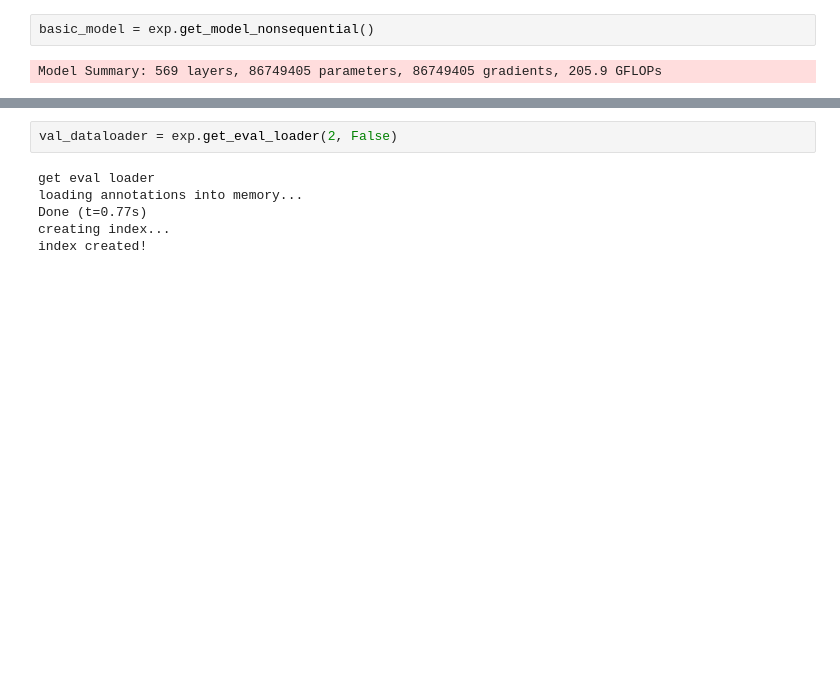
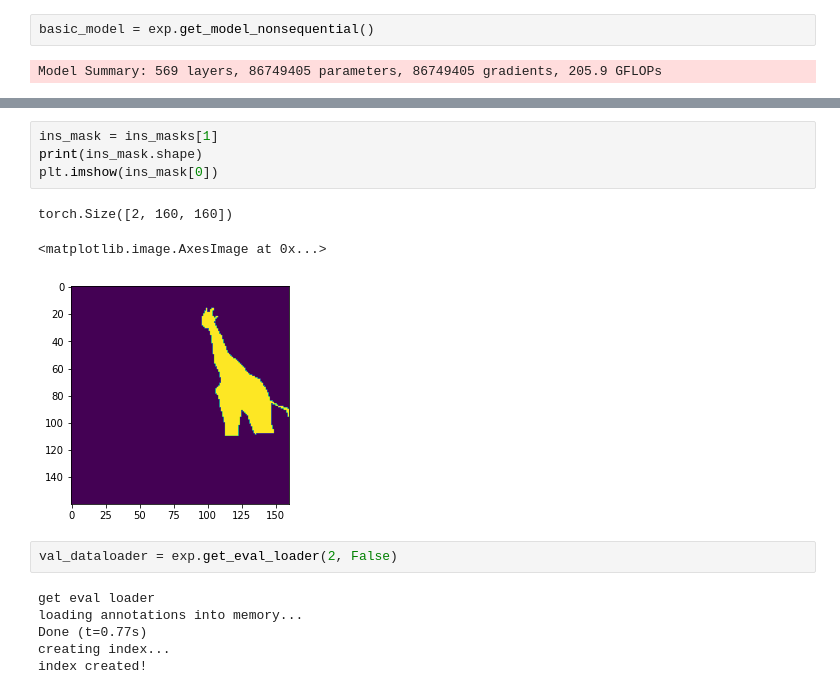
Before and after one commit to Shinsungjun/PanopticDet, a Jupyter notebook: utest.ipynb, the cells around one changed output, grey strips where cells are left out. Cells and saved outputs as stored; diff of their text form; blank space fills up the shorter version.

```diff
--- a/utest.ipynb
+++ b/utest.ipynb
@@ -37,3 +82,11 @@ imgs.shape
+# %%
+ins_mask = ins_masks[1]
+print(ins_mask.shape)
+plt.imshow(ins_mask[0])
+# %% [output]
+torch.Size([2, 160, 160])
+<matplotlib.image.AxesImage at 0x...>
+[figure, added]
 # %%
 val_dataloader = exp.get_eval_loader(2, False)
 # %% [output]
```
Also changed, not shown: parts of 7 cells of this notebook, 13 other files.
